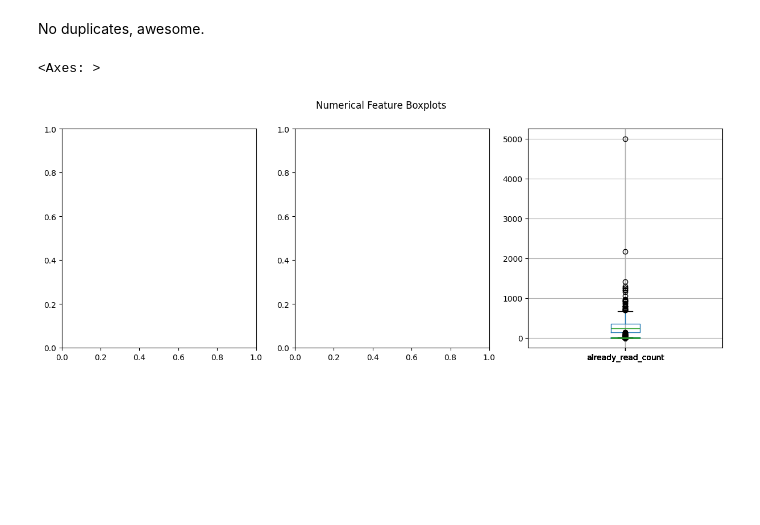
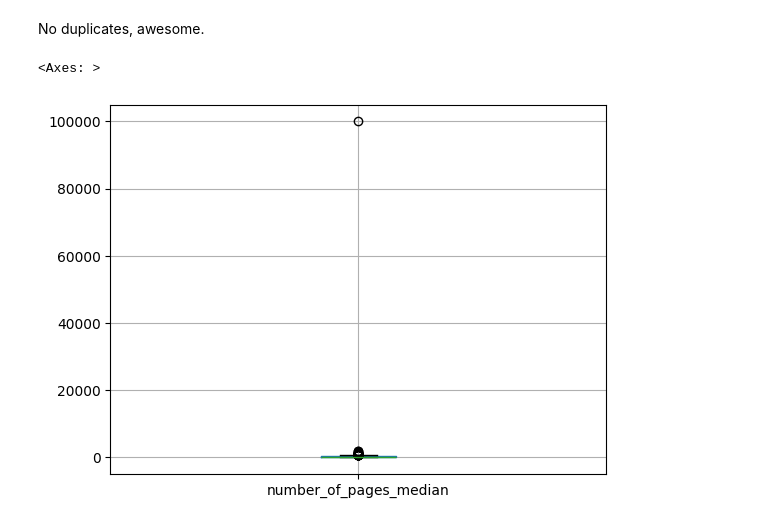
Before and after one commit to caitlinmac/openlib-data, a Jupyter notebook: dt_openlib2.ipynb, the cells around one changed output. Cells and saved outputs as stored; diff of their text form; code cells hidden in the pictures; blank space fills up the shorter version.

```diff
--- a/dt_openlib2.ipynb
+++ b/dt_openlib2.ipynb
@@ -204,26 +215,25 @@ Name: author_name, Length: 1000, dtype: object.
 No duplicates, awesome.
 # %%
 # Outliers
-#fig, axes = plt.subplots(0, 0, figsize=(15, 5))
+#fig, axes = plt.subplots(2, 2, figsize=(15, 5))
 #fig.suptitle('Numerical Feature Boxplots')
 data_df[['number_of_pages_median']].boxplot()
-axes[0].set_title('number_of_pages_median')
-
+#axes[0].set_title('number_of_pages_median')
 #data_df[['ratings_average']].boxplot()
 #axes[1].set_title('ratings_average')
 #data_df[['ratings_count']].boxplot()
 #axes[2].set_title('ratings_count')
 #data_df[['readinglog_count']].boxplot()
 #axes[3].set_title('readinglog_count')
 #data_df[['want_to_read_count']].boxplot()
 #axes[4].set_title('want_to_read_count')
 #data_df[['currently_reading_count']].boxplot()
 #axes[5].set_title('currently_reading_count')
 #data_df[['already_read_count']].boxplot()
 #axes[6].set_title('already_read_count')
 
 
 #'number_of_pages_median,publisher,format,subject,ratings_average,ratings_sortable,ratings_count,readinglog_count,want_to_read_count,currently_reading_count,already_read_count,first_sentence',
 # %% [output]
 <Axes: >
-[figure, old version]
+[figure, new version]
```
Also changed, not shown: parts of 21 cells of this notebook.
